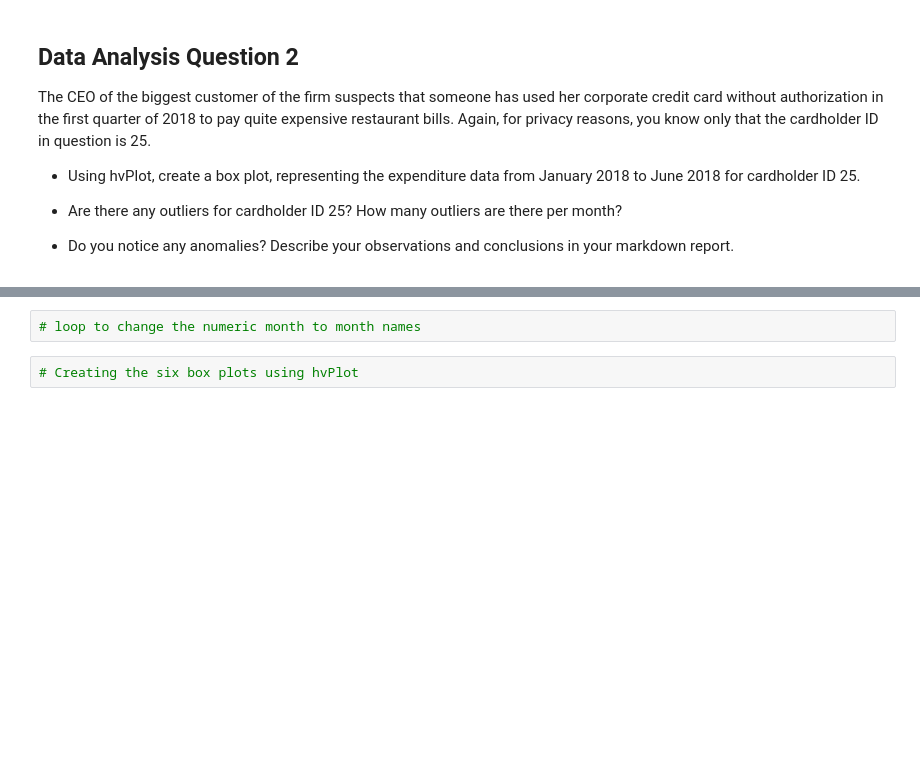
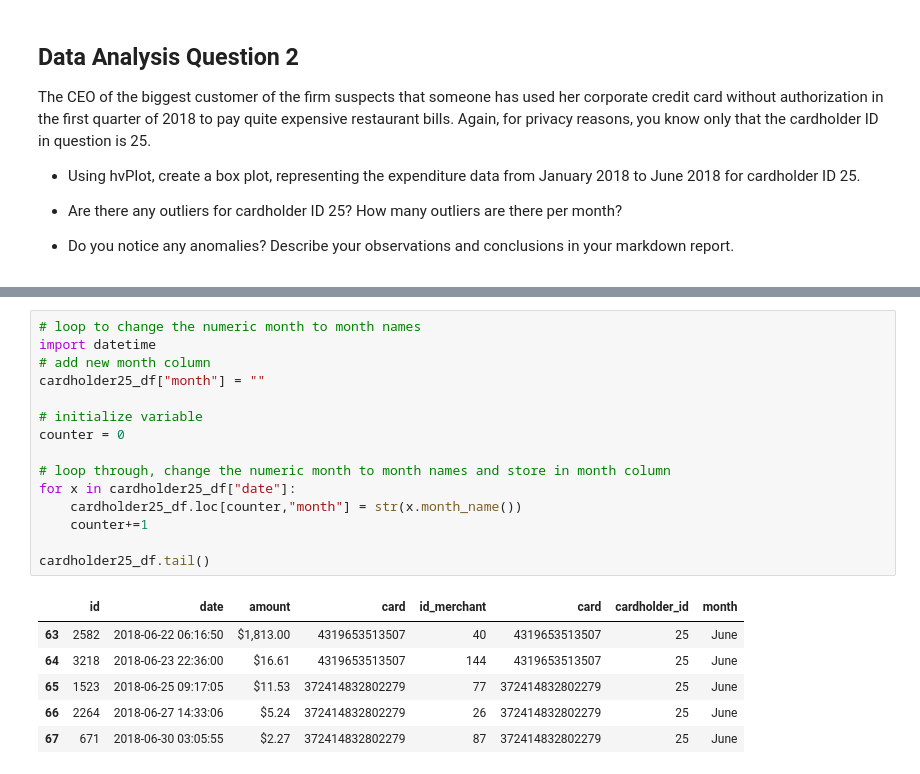
Before and after one commit to yenla9/LookforSupTran, a Jupyter notebook: visual_data_analysis.ipynb, the cells around one changed output, grey strips where cells are left out. Saved outputs shown, nothing was run; the diff lists cells and outputs as text; blank space fills up the shorter version.

```diff
--- a/visual_data_analysis.ipynb
+++ b/visual_data_analysis.ipynb
@@ -67,4 +128,22 @@ query = """
-# %%
-# loop to change the numeric month to month names
-# %%
-# Creating the six box plots using hvPlot
+# %%
+# loop to change the numeric month to month names
+import datetime
+# add new month column
+cardholder25_df["month"] = ""
+
+# initialize variable
+counter = 0
+
+# loop through, change the numeric month to month names and store in month column
+for x in cardholder25_df["date"]:
+    cardholder25_df.loc[counter,"month"] = str(x.month_name())
+    counter+=1
+
+cardholder25_df.tail()
+# %% [output]
+|  | id | date | amount | card | id_merchant | card | cardholder_id | month |
+| 63 | 2582 | 2018-06-22 06:16:50 | $1,813.00 | 4319653513507 | 40 | 4319653513507 | 25 | June |
+| 64 | 3218 | 2018-06-23 22:36:00 | $16.61 | 4319653513507 | 144 | 4319653513507 | 25 | June |
+| 65 | 1523 | 2018-06-25 09:17:05 | $11.53 | 372414832802279 | 77 | 372414832802279 | 25 | June |
+| 66 | 2264 | 2018-06-27 14:33:06 | $5.24 | 372414832802279 | 26 | 372414832802279 | 25 | June |
+| 67 | 671 | 2018-06-30 03:05:55 | $2.27 | 372414832802279 | 87 | 372414832802279 | 25 | June |
```
Also changed, not shown: parts of 14 cells of this notebook, 1 other file.
